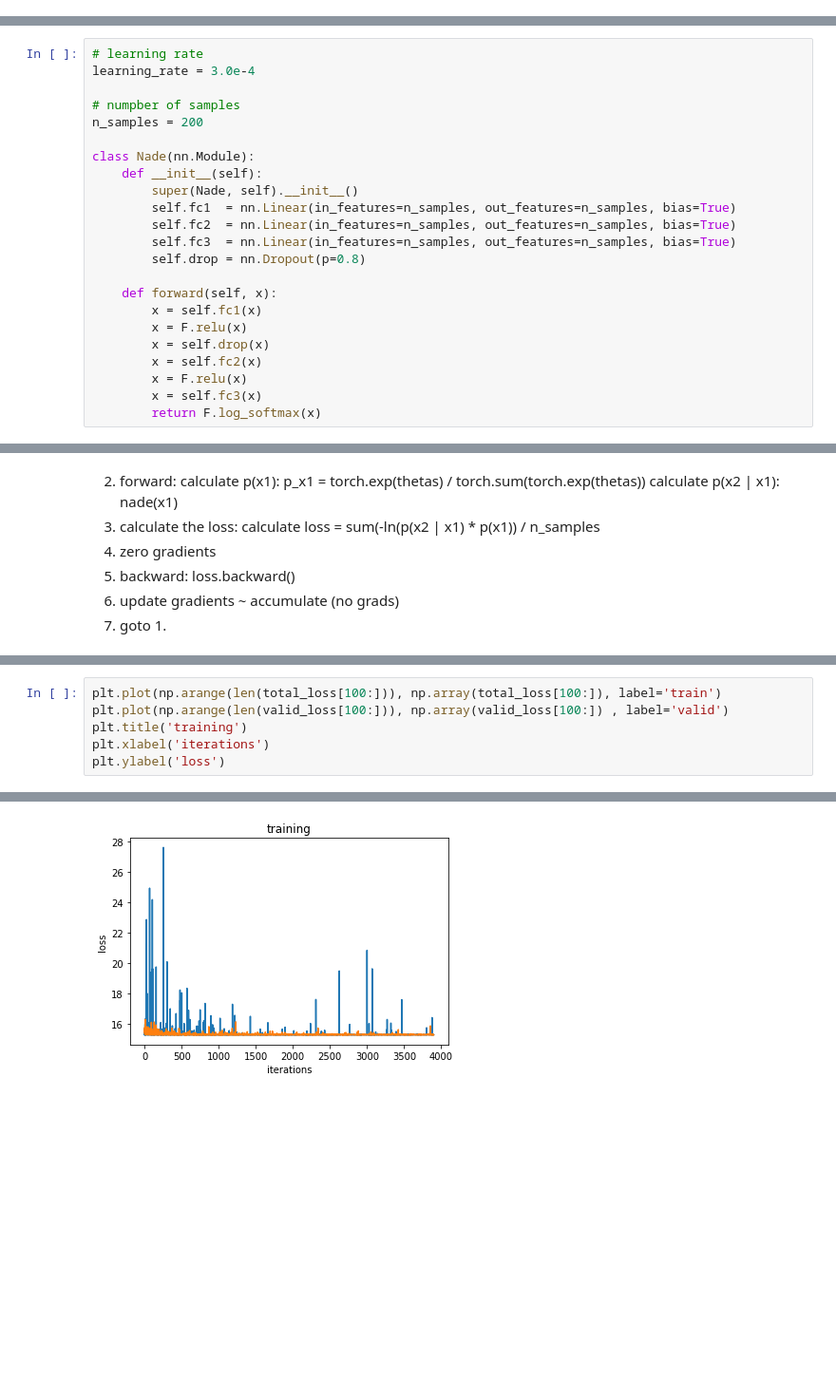
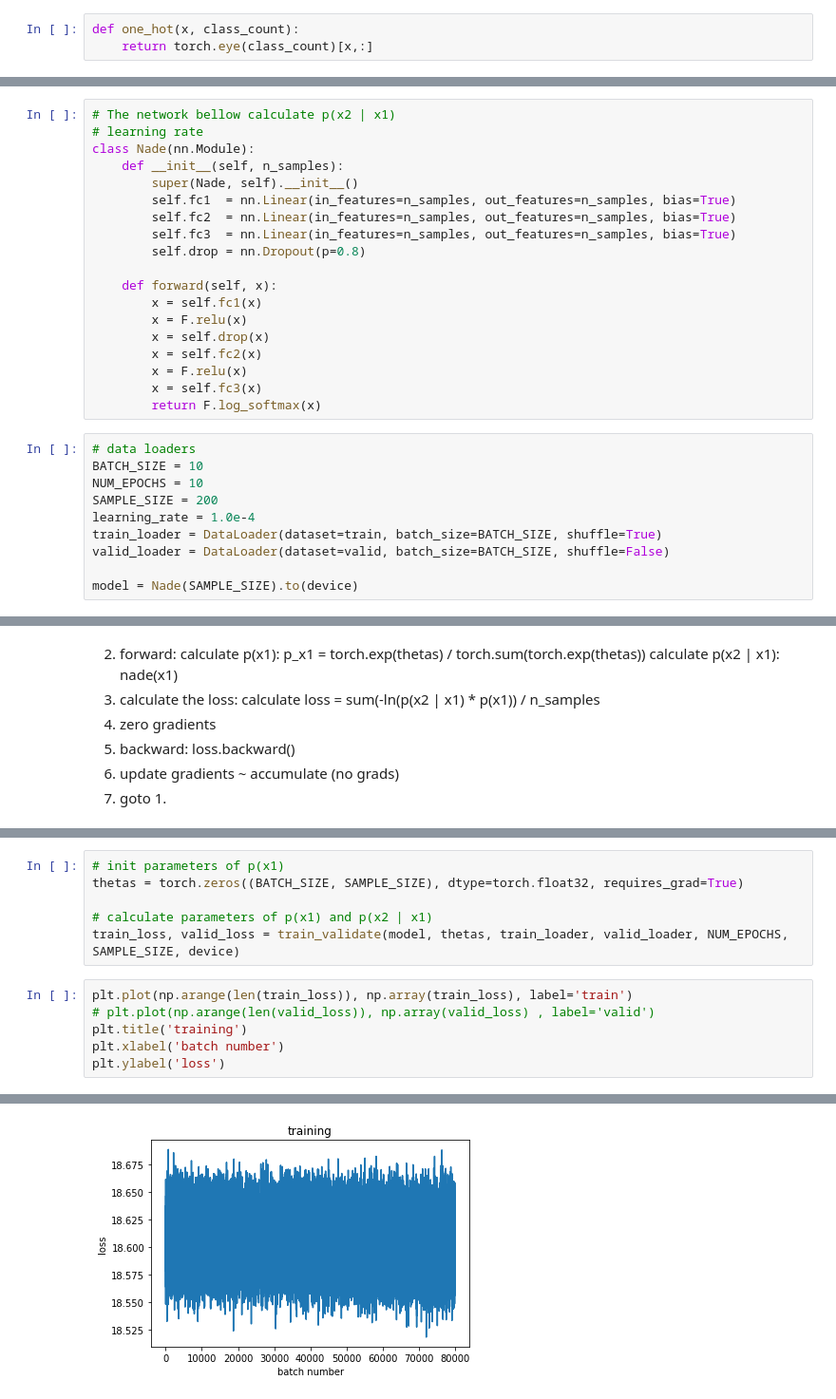
Before and after one commit to arielbenitah/CS294_158_Deep_Unsupervised_Learning, a Jupyter notebook: HW1/HW1_2_1.ipynb, the cells around one changed output, grey strips where cells are left out. Shown at 95% size. Cells and saved outputs as stored; diff of their text form; blank space fills up the shorter version.

```diff
--- a/HW1/HW1_2_1.ipynb
+++ b/HW1/HW1_2_1.ipynb
@@ -58,0 +57,3 @@ For this configuration, this is not a real problem since x1 are rows and x2 are
+# %%
+def one_hot(x, class_count):
+    return torch.eye(class_count)[x,:]
@@ -59,12 +92,8 @@ For this configuration, this is not a real problem since x1 are rows and x2 are
 # %%
+# The network bellow calculate p(x2 | x1)
 # learning rate
-learning_rate = 3.0e-4
-
-# numpber of samples
-n_samples = 200
-
 class Nade(nn.Module):
-    def __init__(self):
+    def __init__(self, n_samples):
         super(Nade, self).__init__()
         self.fc1  = nn.Linear(in_features=n_samples, out_features=n_samples, bias=True)
         self.fc2  = nn.Linear(in_features=n_samples, out_features=n_samples, bias=True)
@@ -79,3 +108,13 @@ class Nade(nn.Module):
         x = F.relu(x)
         x = self.fc3(x)
         return F.log_softmax(x)
+# %%
+# data loaders
+BATCH_SIZE = 10
+NUM_EPOCHS = 10
+SAMPLE_SIZE = 200
+learning_rate = 1.0e-4
+train_loader = DataLoader(dataset=train, batch_size=BATCH_SIZE, shuffle=True)
+valid_loader = DataLoader(dataset=valid, batch_size=BATCH_SIZE, shuffle=False)
+
+model = Nade(SAMPLE_SIZE).to(device)
@@ -178,12 +212,18 @@ BdbQuit:
+# %%
+# init parameters of p(x1)
+thetas = torch.zeros((BATCH_SIZE, SAMPLE_SIZE), dtype=torch.float32, requires_grad=True)
+
+# calculate parameters of p(x1) and p(x2 | x1)
+train_loss, valid_loss = train_validate(model, thetas, train_loader, valid_loader, NUM_EPOCHS, SAMPLE_SIZE, device)
 # %%
-plt.plot(np.arange(len(total_loss[100:])), np.array(total_loss[100:]), label='train')
-plt.plot(np.arange(len(valid_loss[100:])), np.array(valid_loss[100:]) , label='valid')
+plt.plot(np.arange(len(train_loss)), np.array(train_loss), label='train')
+# plt.plot(np.arange(len(valid_loss)), np.array(valid_loss) , label='valid')
 plt.title('training')
-plt.xlabel('iterations')
+plt.xlabel('batch number')
 plt.ylabel('loss')
 # %% [output]
 Text(0, 0.5, 'loss')
-[figure, old version]
+[figure, new version]
 # %%
 # TODO: compose the total probability: p(x1, x2) = p(x2 | x1) * p(x1)
 # and calculate for each pair (x1, x2) the corresponding probability p(x1, x2)
```
Also changed, not shown: parts of 18 cells of this notebook.
